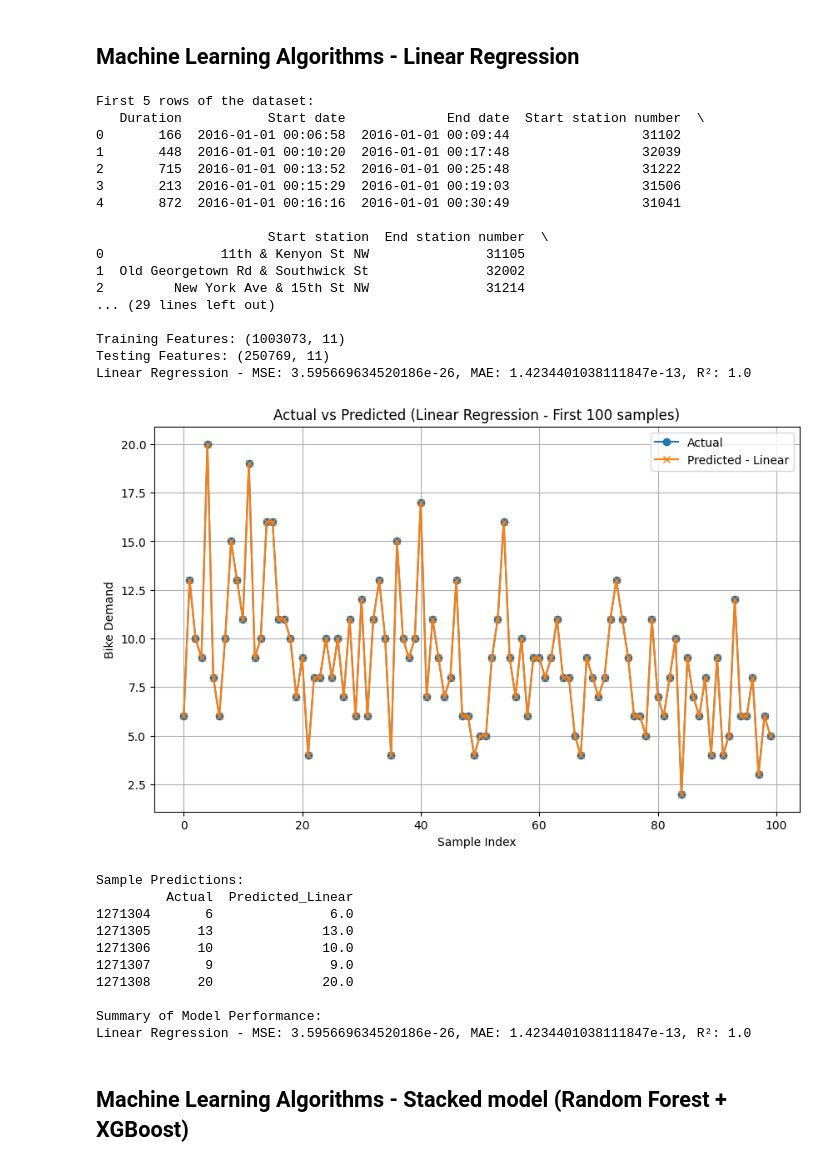
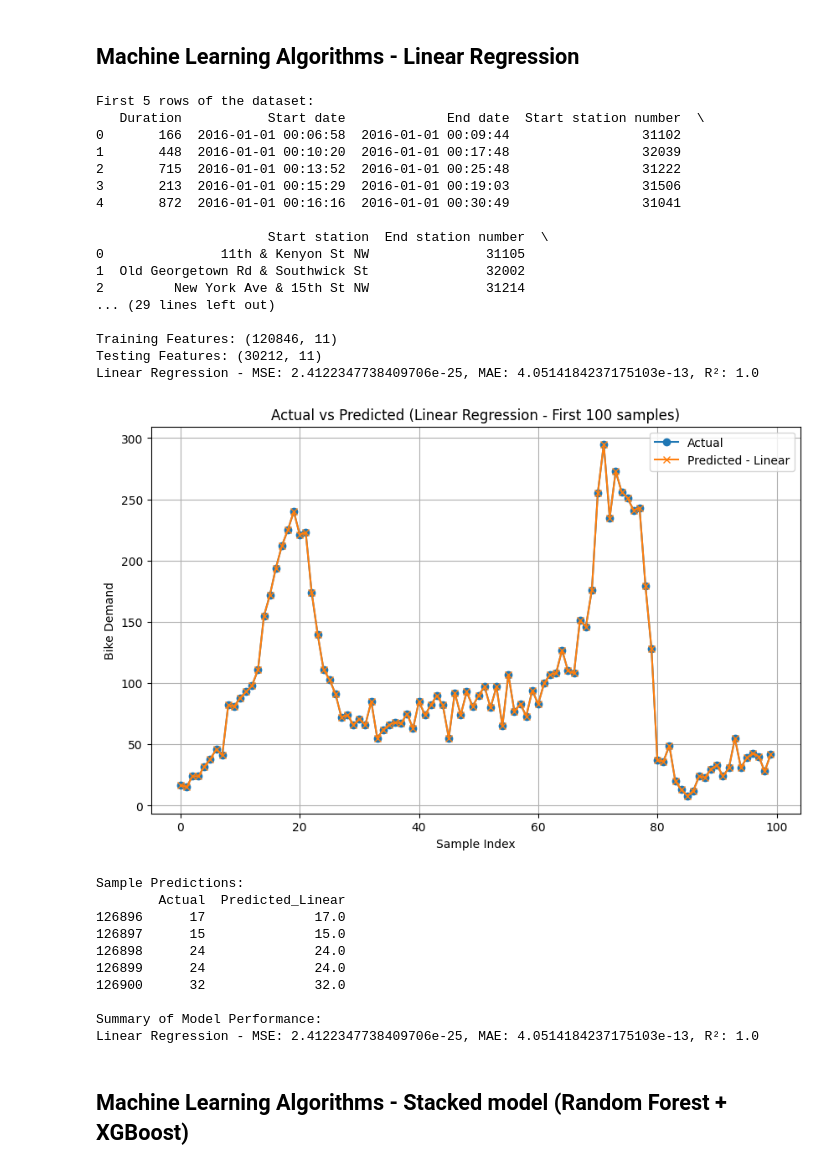
Before and after one commit to coraline1111/UTS-Group-Project, a Jupyter notebook: Group_Project_Version_3.ipynb, the cells around one changed output. Cells and saved outputs as stored; diff of their text form; code cells hidden in the pictures.

```diff
--- a/Group_Project_Version_3.ipynb
+++ b/Group_Project_Version_3.ipynb
@@ -687,8 +687,8 @@ combined_df['Minute'] = combined_df.index.minute
 combined_df['DayOfWeek'] = combined_df.index.dayofweek
 combined_df['IsWeekend'] = combined_df['DayOfWeek'].apply(lambda x: 1 if x >= 5 else 0)
 
-# Aggregating data per 1-minute intervals
-bike_demand_per_min = combined_df.resample('1T').agg({
+# Aggregating data per 10-minute intervals
+bike_demand_per_10min = combined_df.resample('10T').agg({
     'Duration': 'mean',
     'Hour': 'first',
     'Minute': 'first',
@@ -700,18 +700,18 @@ bike_demand_per_min = combined_df.resample('1T').agg({
     'Member type': 'first'
 }).reset_index()
 
-bike_demand_per_min['Bike Demand'] = combined_df['Bike number'].resample('1T').count().reset_index(drop=True)
+bike_demand_per_10min['Bike Demand'] = combined_df['Bike number'].resample('10T').count().reset_index(drop=True)
 
 # Encoding categorical features
 label_encoder = LabelEncoder()
-bike_demand_per_min['Bike number'] = label_encoder.fit_transform(bike_demand_per_min['Bike number'].astype(str))
-bike_demand_per_min['Member type'] = label_encoder.fit_transform(bike_demand_per_min['Member type'].astype(str))
+bike_demand_per_10min['Bike number'] = label_encoder.fit_transform(bike_demand_per_10min['Bike number'].astype(str))
+bike_demand_per_10min['Member type'] = label_encoder.fit_transform(bike_demand_per_10min['Member type'].astype(str))
 
 # Lag and rolling mean features
-bike_demand_per_min['Bike Demand Lag1'] = bike_demand_per_min['Bike Demand'].shift(1)
-bike_demand_per_min['Bike Demand Lag2'] = bike_demand_per_min['Bike Demand'].shift(2)
-bike_demand_per_min['Bike Demand RollingMean3'] = bike_demand_per_min['Bike Demand'].rolling(window=3).mean()
-bike_demand_per_min.dropna(inplace=True)
+bike_demand_per_10min['Bike Demand Lag1'] = bike_demand_per_10min['Bike Demand'].shift(1)
+bike_demand_per_10min['Bike Demand Lag2'] = bike_demand_per_10min['Bike Demand'].shift(2)
+bike_demand_per_10min['Bike Demand RollingMean3'] = bike_demand_per_10min['Bike Demand'].rolling(window=3).mean()
+bike_demand_per_10min.dropna(inplace=True)
 
 features = [
     'Hour', 'Minute', 'DayOfWeek', 'IsWeekend', 'Bike Demand Lag1',
@@ -720,11 +720,11 @@ features = [
 ]
 target = 'Bike Demand'
 
-X = bike_demand_per_min[features]
-y = bike_demand_per_min[target]
+X = bike_demand_per_10min[features]
+y = bike_demand_per_10min[target]
 
 # Splitting data into training and testing sets
-split_point = int(len(bike_demand_per_min) * 0.8)
+split_point = int(len(bike_demand_per_10min) * 0.8)
 X_train = X[:split_point]
 X_test = X[split_point:]
 y_train = y[:split_point]
@@ -732,6 +732,7 @@ y_test = y[split_point:]
 
 print(f"\nTraining Features: {X_train.shape}")
 print(f"Testing Features: {X_test.shape}")
+
 
 # 2. Model Training and Evaluation
 
@@ -761,47 +762,47 @@ plt.legend()
 plt.grid()
 plt.show()
 
 # 4. Save Results
 results = pd.DataFrame({
     'Actual': y_test,
     'Predicted_Linear': y_pred_linear
 })
 results.to_csv('predictions.csv', index=False)
 print("\nSample Predictions:")
 print(results.head())
 
 # Summary of Model Performance
 print("\nSummary of Model Performance:")
 print(f"Linear Regression - MSE: {mse_linear}, MAE: {mae_linear}, R²: {r2_linear}")
 # %% [output]
 First 5 rows of the dataset:
    Duration           Start date             End date  Start station number  \
 0       166  2016-01-01 00:06:58  2016-01-01 00:09:44                 31102
 1       448  2016-01-01 00:10:20  2016-01-01 00:17:48                 32039
 2       715  2016-01-01 00:13:52  2016-01-01 00:25:48                 31222
 3       213  2016-01-01 00:15:29  2016-01-01 00:19:03                 31506
 4       872  2016-01-01 00:16:16  2016-01-01 00:30:49                 31041
 
                       Start station  End station number  \
 0               11th & Kenyon St NW               31105
 1  Old Georgetown Rd & Southwick St               32002
 2         New York Ave & 15th St NW               31214
 ... (29 lines left out)
 
-Training Features: (1003073, 11)
-Testing Features: (250769, 11)
-Linear Regression - MSE: 3.595669634520186e-26, MAE: 1.4234401038111847e-13, R²: 1.0
+Training Features: (120846, 11)
+Testing Features: (30212, 11)
+Linear Regression - MSE: 2.4122347738409706e-25, MAE: 4.0514184237175103e-13, R²: 1.0
-[figure, old version]
+[figure, new version]
 Sample Predictions:
-         Actual  Predicted_Linear
-1271304       6               6.0
-1271305      13              13.0
-1271306      10              10.0
-1271307       9               9.0
-1271308      20              20.0
+        Actual  Predicted_Linear
+126896      17              17.0
+126897      15              15.0
+126898      24              24.0
+126899      24              24.0
+126900      32              32.0
 
 Summary of Model Performance:
-Linear Regression - MSE: 3.595669634520186e-26, MAE: 1.4234401038111847e-13, R²: 1.0
+Linear Regression - MSE: 2.4122347738409706e-25, MAE: 4.0514184237175103e-13, R²: 1.0
 # %% [markdown]
 ## Machine Learning Algorithms - Stacked model (Random Forest + XGBoost)
 # %%
```
Also changed, not shown: parts of 2 cells of this notebook.
